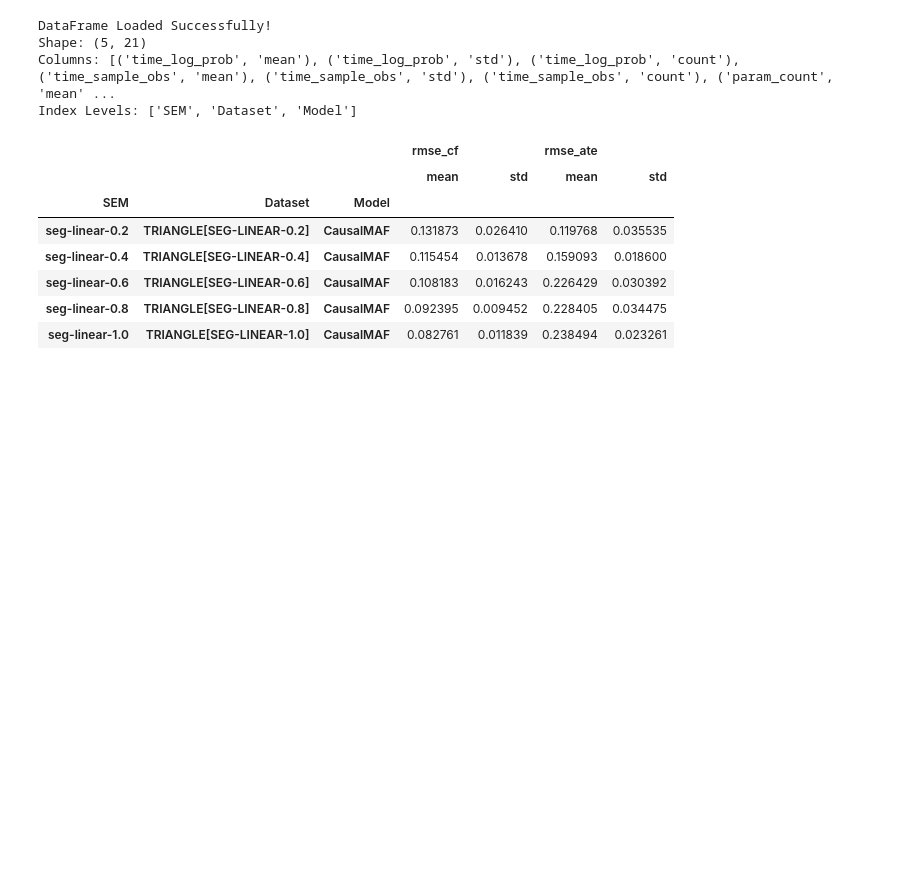
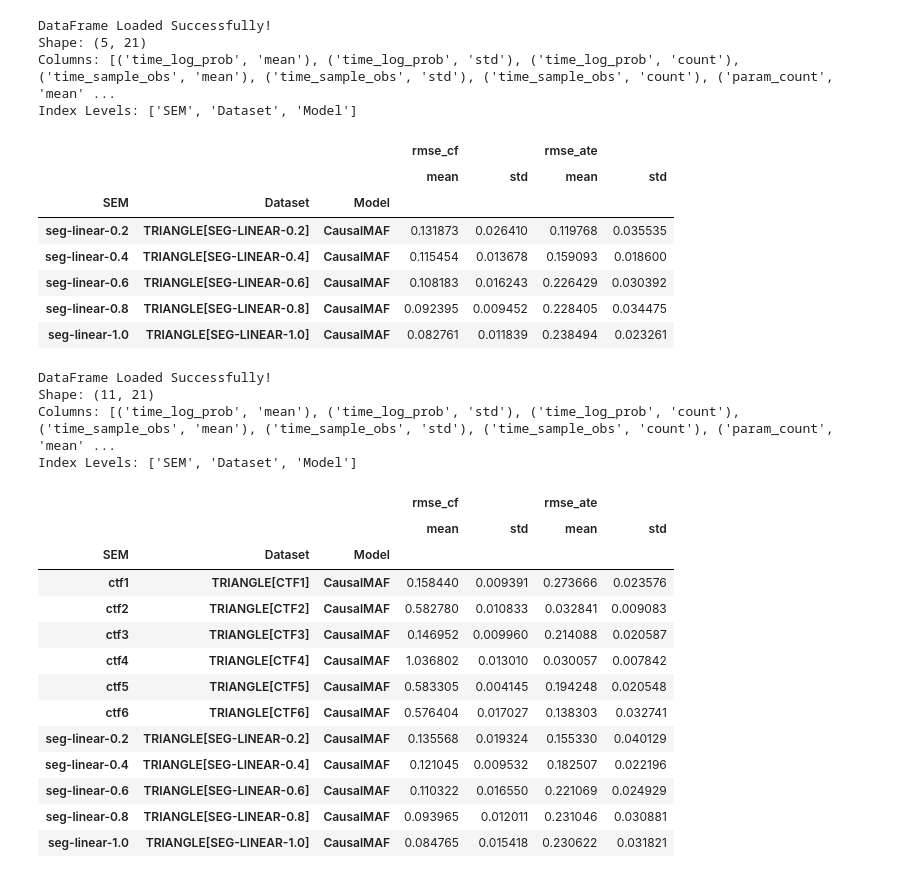
Before and after one commit to panispani/causalml-needs-synth-eval, a Jupyter notebook: causal-flows/display_comparison_table.ipynb, the cells around one changed output. Drawn from its saved outputs; the diff is of its cells as text; code cells hidden in the pictures; blank space fills up the shorter version.

Commit message:
Add more comparison tables from experiments

```diff
--- a/causal-flows/display_comparison_table.ipynb
+++ b/causal-flows/display_comparison_table.ipynb
@@ -111,3 +111,42 @@ Index Levels: ['SEM', 'Dataset', 'Model']
 | seg-linear-0.6 | TRIANGLE[SEG-LINEAR-0.6] | CausalMAF | 0.108183 | 0.016243 | 0.226429 | 0.030392 |
 | seg-linear-0.8 | TRIANGLE[SEG-LINEAR-0.8] | CausalMAF | 0.092395 | 0.009452 | 0.228405 | 0.034475 |
 | seg-linear-1.0 | TRIANGLE[SEG-LINEAR-1.0] | CausalMAF | 0.082761 | 0.011839 | 0.238494 | 0.023261 |
+# %%
+# Load the DataFrame from the pickle file
+file_path = 'results/dataframes/comparison_flows_robustness2.pickle'
+
+# Try to load and display the DataFrame
+try:
+    # Load the DataFrame
+    df = pd.read_pickle(file_path)
+
+    # Display information about the DataFrame
+    print("DataFrame Loaded Successfully!")
+    print(f"Shape: {df.shape}")
+    print(f"Columns: {df.columns.tolist()}")
+    print(f"Index Levels: {df.index.names}")
+
+    # Display the DataFrame with interactive table (if using JupyterLab or IPython)
+    display(df[[('rmse_cf', 'mean'), ('rmse_cf', 'std'), ('rmse_ate', 'mean'), ('rmse_ate', 'std')]])
+
+except Exception as e:
+    print(f"Error loading the DataFrame: {e}")
+# %% [output]
+DataFrame Loaded Successfully!
+Shape: (11, 21)
+Columns: [('time_log_prob', 'mean'), ('time_log_prob', 'std'), ('time_log_prob', 'count'), ('time_sample_obs', 'mean'), ('time_sample_obs', 'std'), ('time_sample_obs', 'count'), ('param_count', 'mean' ...
+Index Levels: ['SEM', 'Dataset', 'Model']
+|  |  |  | rmse_cf |  | rmse_ate |  |
+|  |  |  | mean | std | mean | std |
+| SEM | Dataset | Model |  |  |  |  |
+| ctf1 | TRIANGLE[CTF1] | CausalMAF | 0.158440 | 0.009391 | 0.273666 | 0.023576 |
+| ctf2 | TRIANGLE[CTF2] | CausalMAF | 0.582780 | 0.010833 | 0.032841 | 0.009083 |
+| ctf3 | TRIANGLE[CTF3] | CausalMAF | 0.146952 | 0.009960 | 0.214088 | 0.020587 |
+| ctf4 | TRIANGLE[CTF4] | CausalMAF | 1.036802 | 0.013010 | 0.030057 | 0.007842 |
+| ctf5 | TRIANGLE[CTF5] | CausalMAF | 0.583305 | 0.004145 | 0.194248 | 0.020548 |
+| ctf6 | TRIANGLE[CTF6] | CausalMAF | 0.576404 | 0.017027 | 0.138303 | 0.032741 |
+| seg-linear-0.2 | TRIANGLE[SEG-LINEAR-0.2] | CausalMAF | 0.135568 | 0.019324 | 0.155330 | 0.040129 |
+| seg-linear-0.4 | TRIANGLE[SEG-LINEAR-0.4] | CausalMAF | 0.121045 | 0.009532 | 0.182507 | 0.022196 |
+| seg-linear-0.6 | TRIANGLE[SEG-LINEAR-0.6] | CausalMAF | 0.110322 | 0.016550 | 0.221069 | 0.024929 |
+| seg-linear-0.8 | TRIANGLE[SEG-LINEAR-0.8] | CausalMAF | 0.093965 | 0.012011 | 0.231046 | 0.030881 |
+| seg-linear-1.0 | TRIANGLE[SEG-LINEAR-1.0] | CausalMAF | 0.084765 | 0.015418 | 0.230622 | 0.031821 |
```
